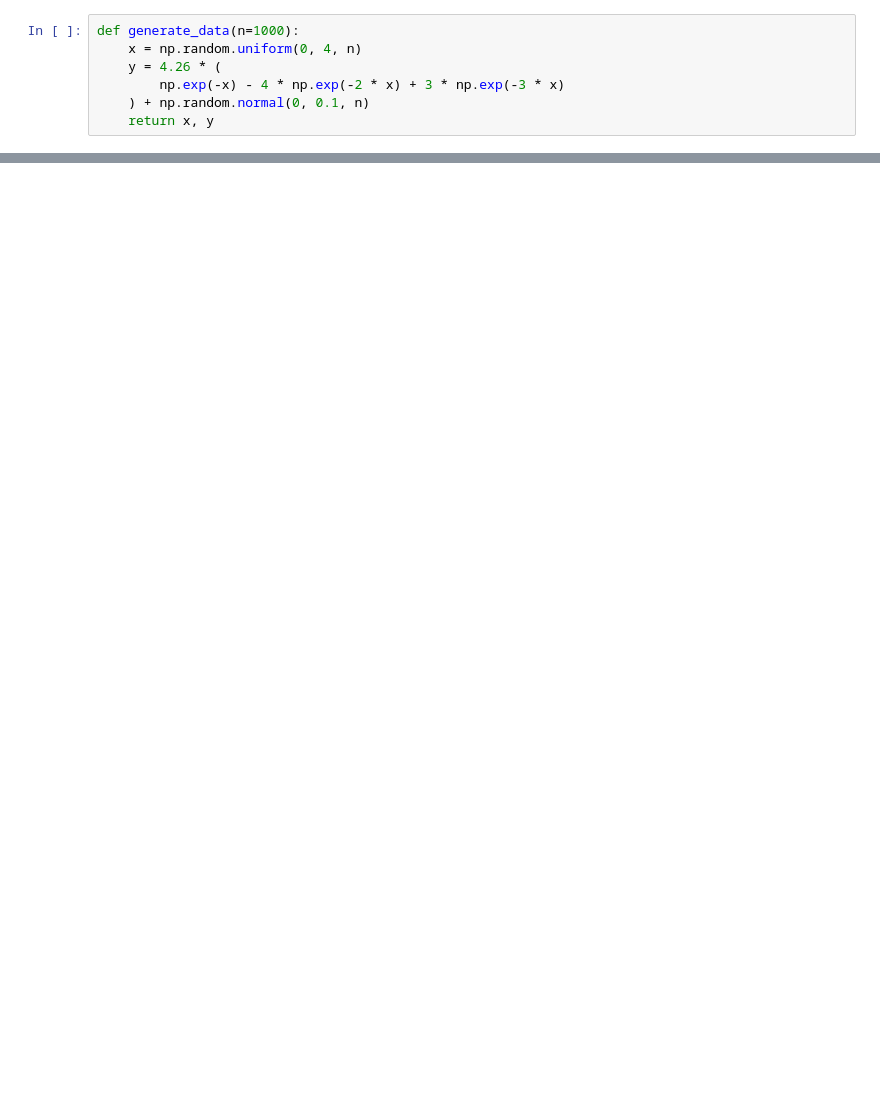
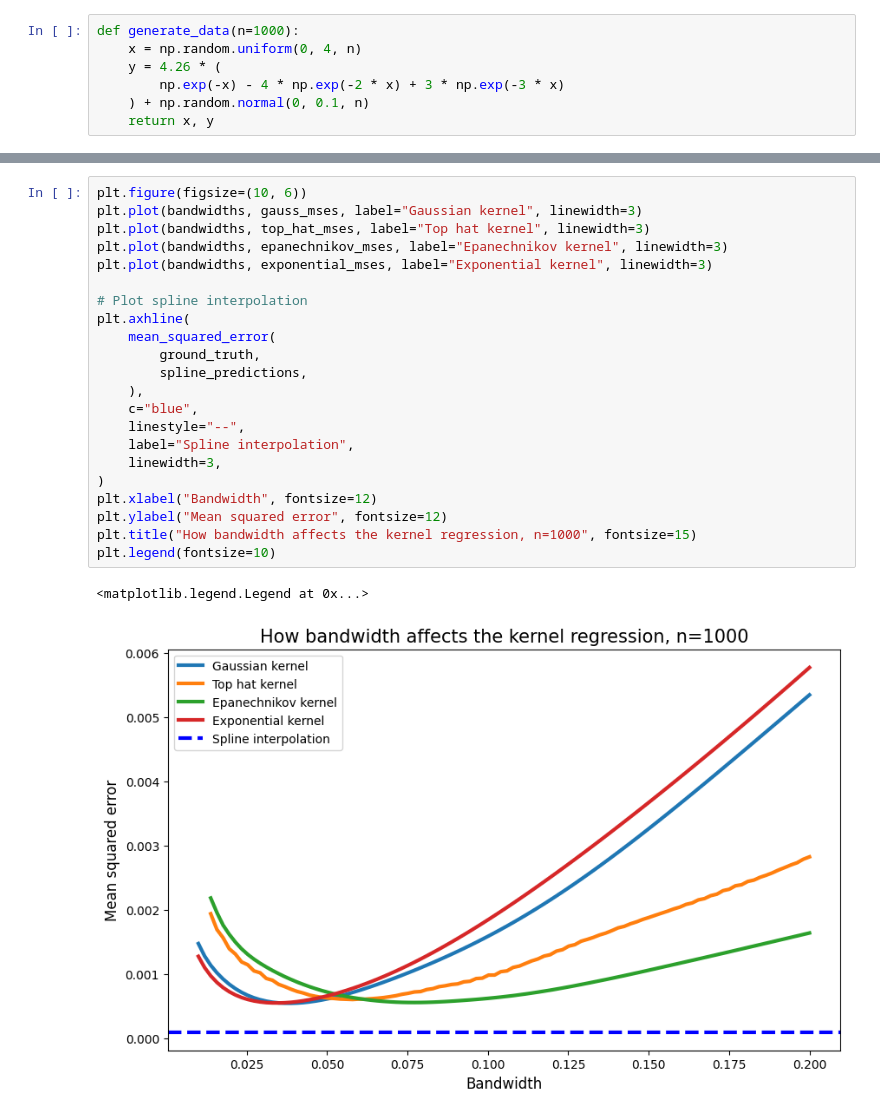
Before and after one commit to nizwant/adv_ml_labs, a Jupyter notebook: 10AAA_regression.ipynb, the cells around one changed output, grey strips where cells are left out. Drawn from its saved outputs; the diff is of its cells as text; blank space fills up the shorter version.

```diff
--- a/10AAA_regression.ipynb
+++ b/10AAA_regression.ipynb
@@ -70,0 +449,25 @@ plt.legend(fontsize=10)
+# %%
+plt.figure(figsize=(10, 6))
+plt.plot(bandwidths, gauss_mses, label="Gaussian kernel", linewidth=3)
+plt.plot(bandwidths, top_hat_mses, label="Top hat kernel", linewidth=3)
+plt.plot(bandwidths, epanechnikov_mses, label="Epanechnikov kernel", linewidth=3)
+plt.plot(bandwidths, exponential_mses, label="Exponential kernel", linewidth=3)
+
+# Plot spline interpolation
+plt.axhline(
+    mean_squared_error(
+        ground_truth,
+        spline_predictions,
+    ),
+    c="blue",
+    linestyle="--",
+    label="Spline interpolation",
+    linewidth=3,
+)
+plt.xlabel("Bandwidth", fontsize=12)
+plt.ylabel("Mean squared error", fontsize=12)
+plt.title("How bandwidth affects the kernel regression, n=1000", fontsize=15)
+plt.legend(fontsize=10)
+# %% [output]
+<matplotlib.legend.Legend at 0x...>
+[figure, added]
```
Also changed, not shown: parts of 10 cells of this notebook.
